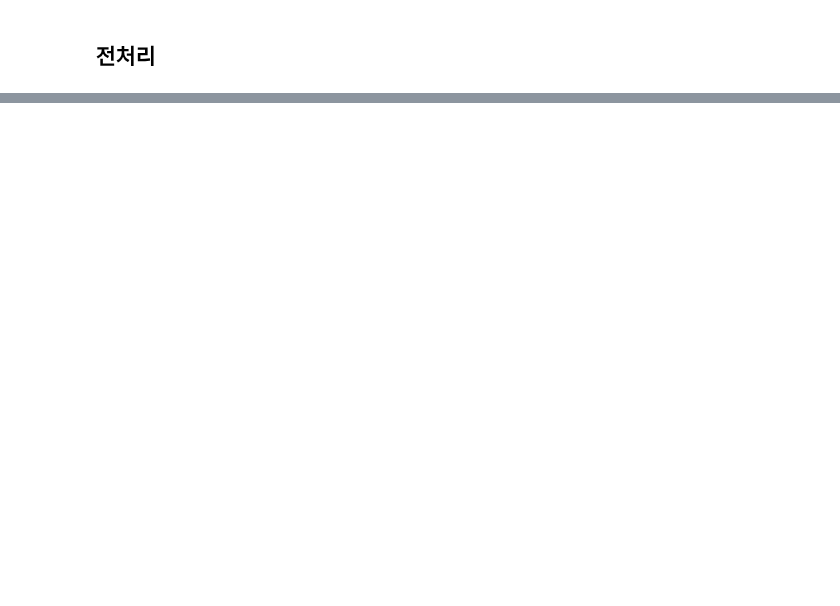
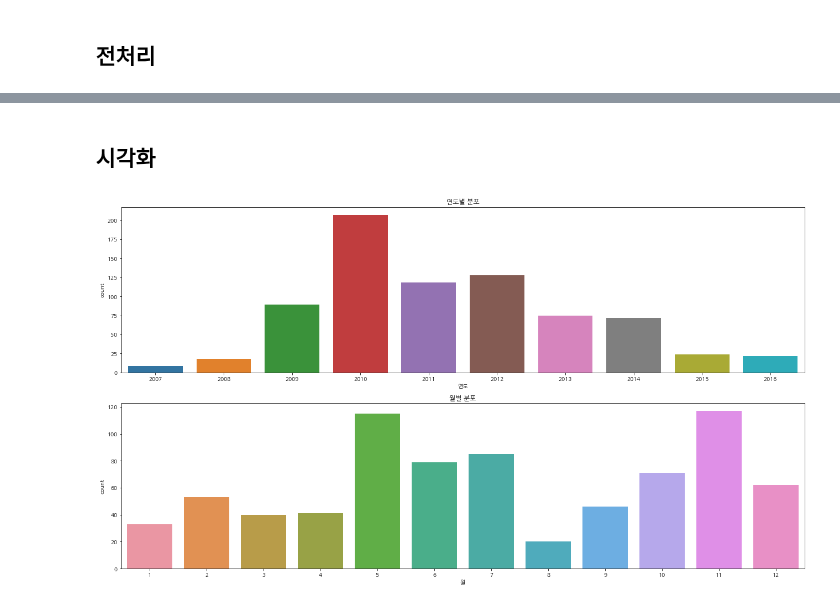
Before and after one commit to jsh0551/data_analysis_practice, a Jupyter notebook: 공공데이터포털/과학기술정책연구원_과학기술정책 동영상 정보.ipynb, the cells around one changed output, grey strips where cells are left out. Drawn from its saved outputs; the diff is of its cells as text; code cells hidden in the pictures; blank space fills up the shorter version.

```diff
--- a/공공데이터포털/과학기술정책연구원_과학기술정책 동영상 정보.ipynb
+++ b/공공데이터포털/과학기술정책연구원_과학기술정책 동영상 정보.ipynb
@@ -61,12 +61,31 @@ df.describe()
 | freq | 762 | 762 | 2 | 640 | 762 | 15 | 2 | 34 | 762 | 762 |
 # %% [markdown]
 ## 전처리
+# %%
+df.drop(['대분류','중분류','자막 여부','동영상 페이지 URL','자막'],axis=1,inplace=True)
 # %%
 df['키워드'] = df['키워드'].apply(lambda x : [c.strip() for c in x.split('#')[1:]])
-# %%
-def convert_site(x):
-    if 'youtube.com' in x or 'youtu.be' in x:
-        return 'youtube'
-    else:
-        return 'stepi'
-df['동영상 파일 URL 주소'] = df['동영상 파일 URL 주소'].apply(convert_site)
+# %%
+def convert_object(x):
+    if '토론' in x or 'discussion' in x.lower():
+        return '토론'
+    elif '발표' in x or 'presentation' in x.lower():
+        return '주제발표'
+    elif '질의' in x:
+        return '질의응답'
+    elif '축사'in x or '환영사' in x or '개회사' in x or '인사' in x:
+        return '개회사'
+    else:
+        return '주제발표'
+df['동영상 분류'] = df['동영상 제목'].apply(convert_object)
+# %%
+def to_year(x):
+    dat = datetime.strptime(x,'%Y.%m.%d')
+    return dat.year
+
+def to_month(x):
+    dat = datetime.strptime(x,'%Y.%m.%d')
+    return dat.month
+
+df['연도'] = df['작성일자'].apply(to_year)
+df['월'] = df['작성일자'].apply(to_month)
@@ -72,0 +121,11 @@ df['동영상 파일 URL 주소'] = df['동영상 파일 URL 주소'].apply(conv
+# %% [markdown]
+## 시각화
+# %%
+cols = ['연도','월']
+fig,axes = plt.subplots(2,1,figsize=(18,10))
+for i,c in enumerate(cols):
+    sub_df = df[df[c]!=-1].groupby(c,as_index=False)['동영상 제목'].count().sort_values(c,ascending=False)
+    sns.barplot(data=sub_df,x=c,y='동영상 제목',ax=axes[i]).set(title=f'{c}별 분포',ylabel='count')
+plt.tight_layout()
+# %% [output]
+[figure, added]
```
Also changed, not shown: parts of 6 cells of this notebook.
